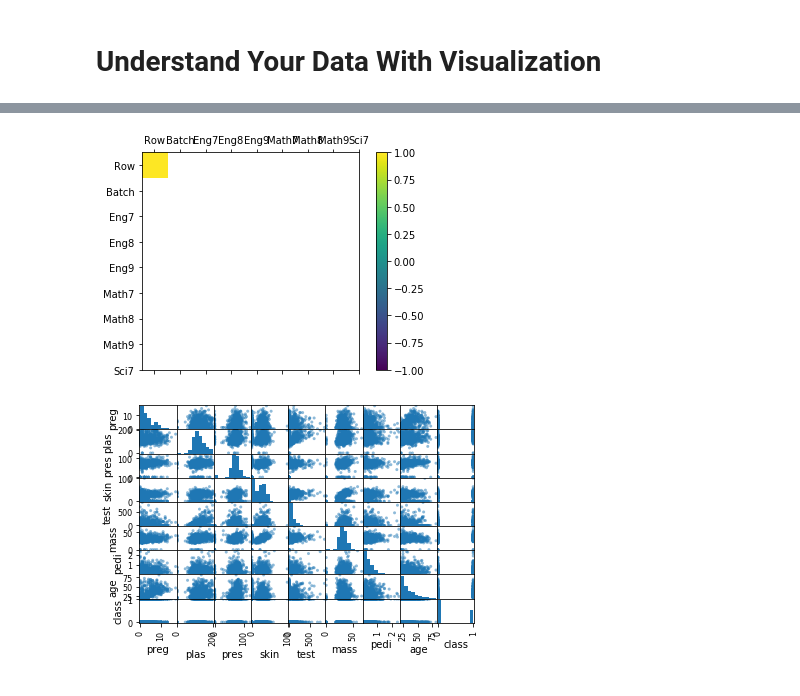
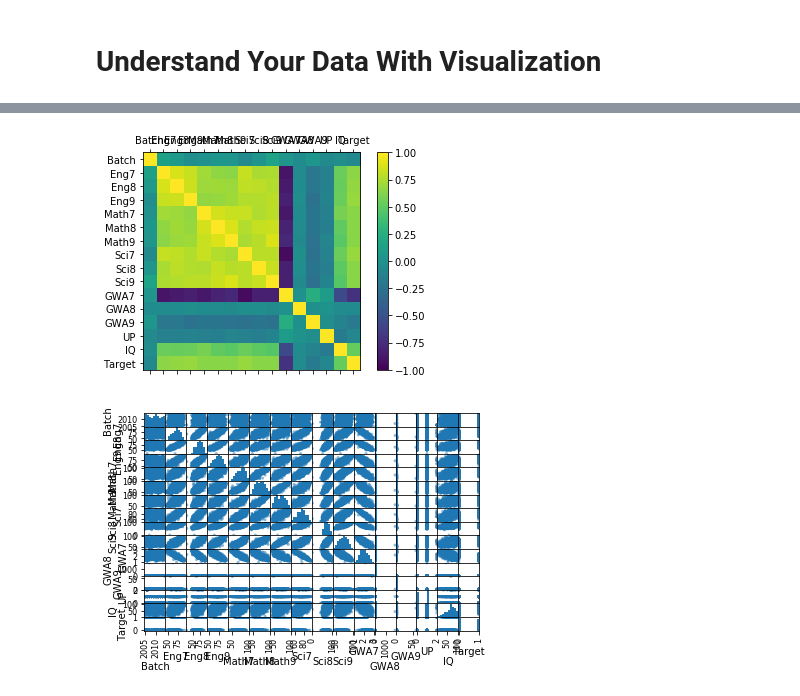
Before and after one commit to razonjj/icpep_workshop, a Jupyter notebook: PDS_Data_Understanding.ipynb, the cells around one changed output, grey strips where cells are left out. Cells and saved outputs as stored; diff of their text form; code cells hidden in the pictures.

```diff
--- a/PDS_Data_Understanding.ipynb
+++ b/PDS_Data_Understanding.ipynb
@@ -392,35 +452,35 @@ pyplot.show()
 # %%
 # Correlation Matrix Plot
 from matplotlib import pyplot
 from pandas import read_csv
 import numpy
 filename = 'Student_Admissions.csv'
-names = ['Row','Batch', 'Eng7', 'Eng8', 'Eng9', 'Math7', 'Math8', 'Math9', 'Sci7', 'Sci8', 'Sci9', 'GWA7', 'GWA8', 'GWA9', 'UP', 'IQ', 'Target']
+names = ['Batch', 'Eng7', 'Eng8', 'Eng9', 'Math7', 'Math8', 'Math9', 'Sci7', 'Sci8', 'Sci9', 'GWA7', 'GWA8', 'GWA9', 'UP', 'IQ', 'Target']
 data = read_csv(filename, names=names)
 correlations = data.corr()
 
 # plot correlation matrix
 fig = pyplot.figure()
 ax = fig.add_subplot(111)
 cax = ax.matshow(correlations, vmin=-1, vmax=1)
 fig.colorbar(cax)
-ticks = numpy.arange(0,9,1)
+ticks = numpy.arange(0,16,1)
 ax.set_xticks(ticks)
 ax.set_yticks(ticks)
 ax.set_xticklabels(names)
 ax.set_yticklabels(names)
 pyplot.show()
 # %% [output]
-[figure, old version]
+[figure, new version]
 # %%
 # Scatterplot Matrix
 from matplotlib import pyplot
 from pandas import read_csv
 from pandas.plotting import scatter_matrix
-filename = "pima-indians-diabetes.data.csv"
-names = ['preg', 'plas', 'pres', 'skin', 'test', 'mass', 'pedi', 'age', 'class']
-data = read_csv(filename, names=names)
+filename = 'Student_Admissions.csv'
+names = ['Batch', 'Eng7', 'Eng8', 'Eng9', 'Math7', 'Math8', 'Math9', 'Sci7', 'Sci8', 'Sci9', 'GWA7', 'GWA8', 'GWA9', 'UP', 'IQ', 'Target']
+read_csv(filename, names=names)
 scatter_matrix(data)
 pyplot.show()
 # %% [output]
-[figure, old version]
+[figure, new version]
```
Also changed, not shown: parts of 12 cells of this notebook, 3 other files.
